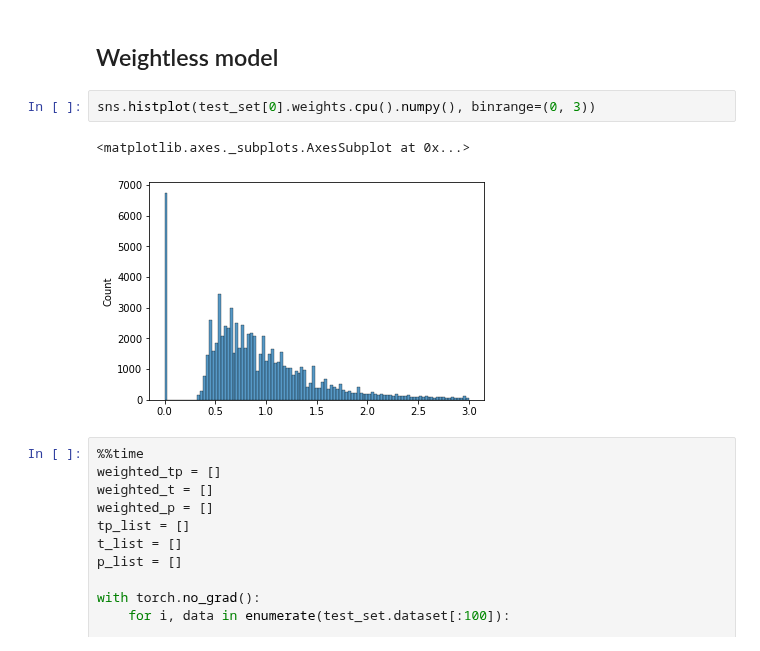
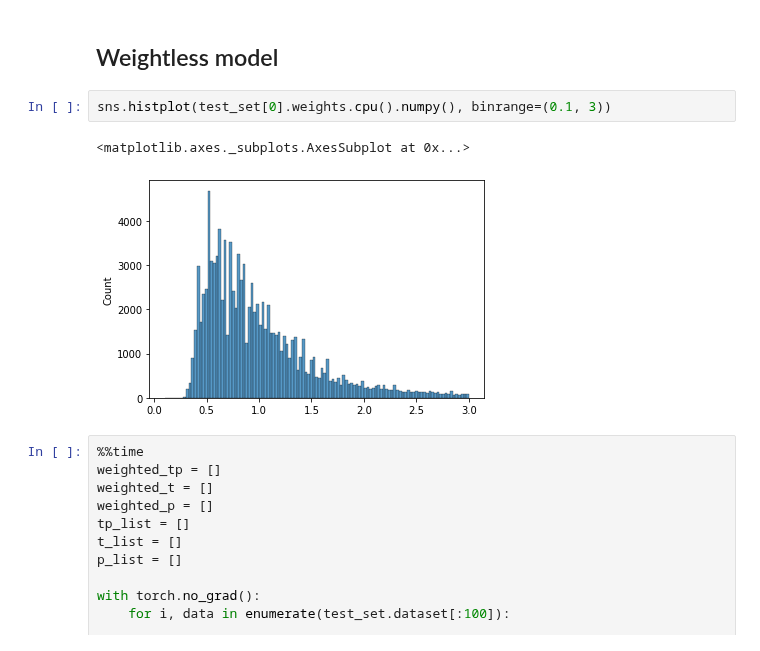
Before and after one commit to HSF-reco-and-software-triggers/Tracking-ML-Exa.TrkX, a Jupyter notebook: src/Pipelines/Examples/dev/WeightedEdgesDev.ipynb, the cells around one changed output. Cells and saved outputs as stored; diff of their text form.

```diff
--- a/src/Pipelines/Examples/dev/WeightedEdgesDev.ipynb
+++ b/src/Pipelines/Examples/dev/WeightedEdgesDev.ipynb
@@ -488,10 +497,10 @@ test_set = model.testset
 # %% [markdown]
 ## Weightless model
 # %%
-sns.histplot(test_set[0].weights.cpu().numpy(), binrange=(0, 3))
+sns.histplot(test_set[0].weights.cpu().numpy(), binrange=(0.1, 3))
 # %% [output]
 <matplotlib.axes._subplots.AxesSubplot at 0x...>
-[figure, old version]
+[figure, new version]
 # %%
 %%time
 weighted_tp = []
```
Also changed, not shown: parts of 43 cells of this notebook, 11 other files.
